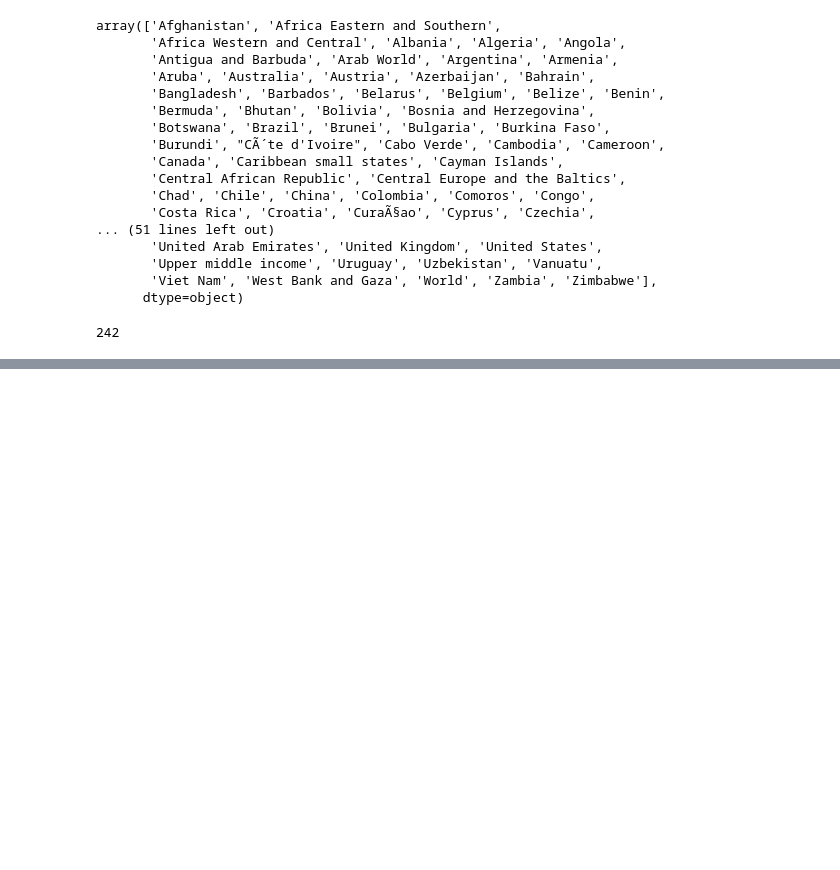
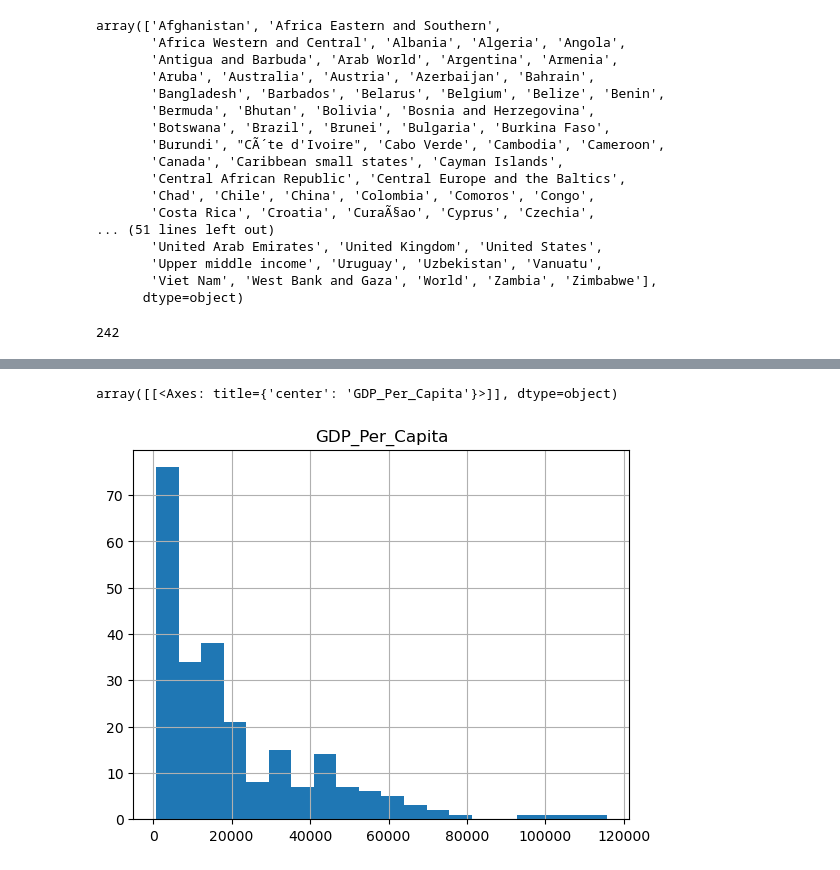
Before and after one commit to nss-data-science-cohort-8/un-exploration-vickitaylor, a Jupyter notebook: notebooks/un_data_exploration.ipynb, the cells around one changed output, grey strips where cells are left out. Saved outputs shown, nothing was run; the diff lists cells and outputs as text; code cells hidden in the pictures; blank space fills up the shorter version.

```diff
--- a/notebooks/un_data_exploration.ipynb
+++ b/notebooks/un_data_exploration.ipynb
@@ -223,0 +229,5 @@ gdp_df.loc[gdp_df['Country'] == 'Djibouti']
+# %%
+gdp2021.hist(bins = 20)
+# %% [output]
+array([[<Axes: title={'center': 'GDP_Per_Capita'}>]], dtype=object)
+[figure, added]
```
Also changed, not shown: parts of 10 cells of this notebook.
